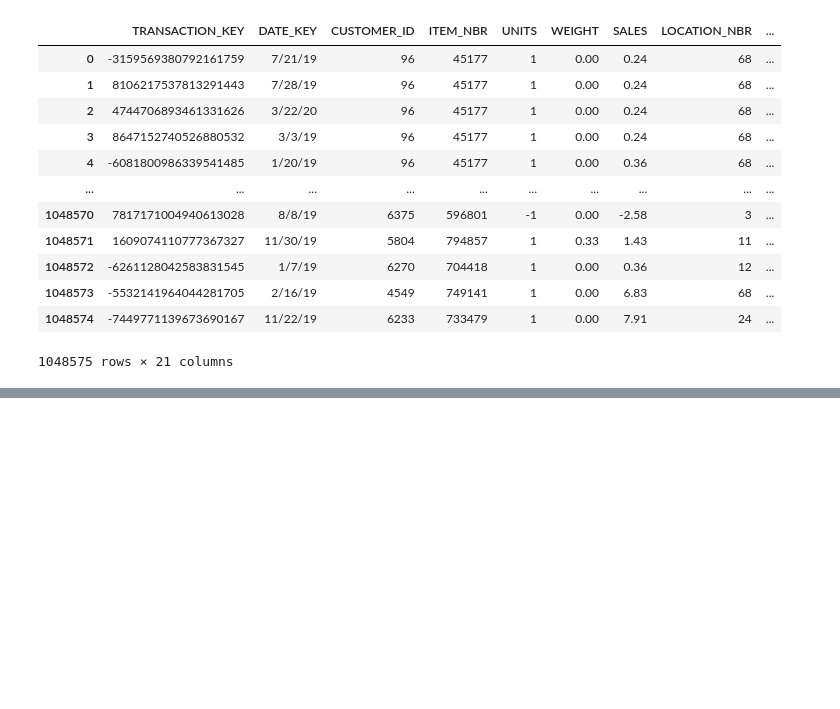
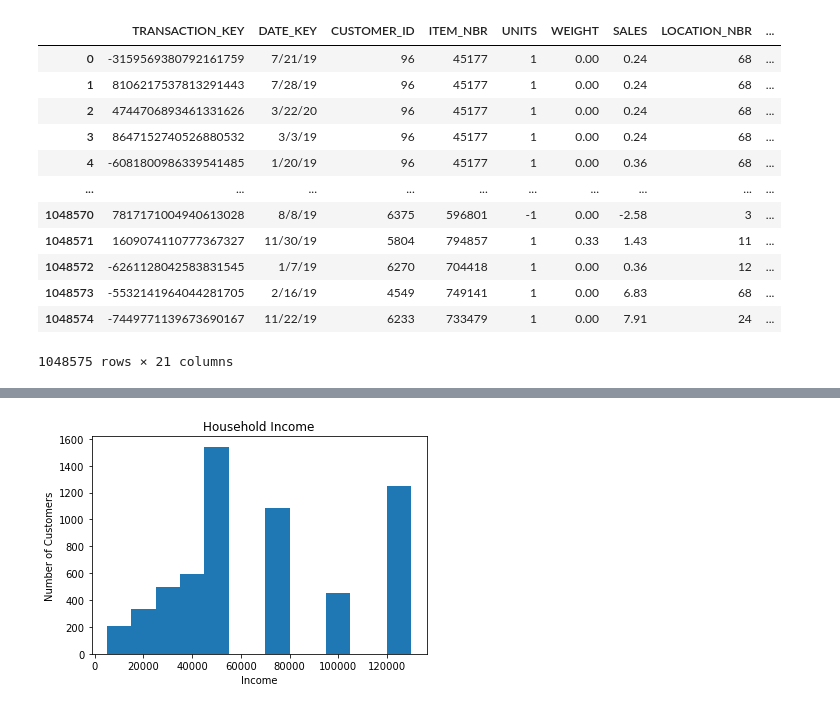
Before and after one commit to mtienpasertkij/Wegmans-Project, a Jupyter notebook: Deliverable 1 - Data Cleaning and Preparation.ipynb, the cells around one changed output, grey strips where cells are left out. Cells and saved outputs as stored; diff of their text form; code cells hidden in the pictures; blank space fills up the shorter version.

```diff
--- a/Deliverable 1 - Data Cleaning and Preparation.ipynb
+++ b/Deliverable 1 - Data Cleaning and Preparation.ipynb
@@ -469,0 +504,14 @@ wegmansAll
+# %%
+x_income = customerWithoutNA['HH_INCOME'].value_counts().index
+y_income = customerWithoutNA['HH_INCOME'].value_counts().values
+
+plt.bar(x_income,y_income,10000)
+
+plt.title("Household Income")
+
+plt.xlabel("Income")
+plt.ylabel("Number of Customers")
+
+plt.show()
+# %% [output]
+[figure, added]
```
Also changed, not shown: parts of 17 cells of this notebook.
